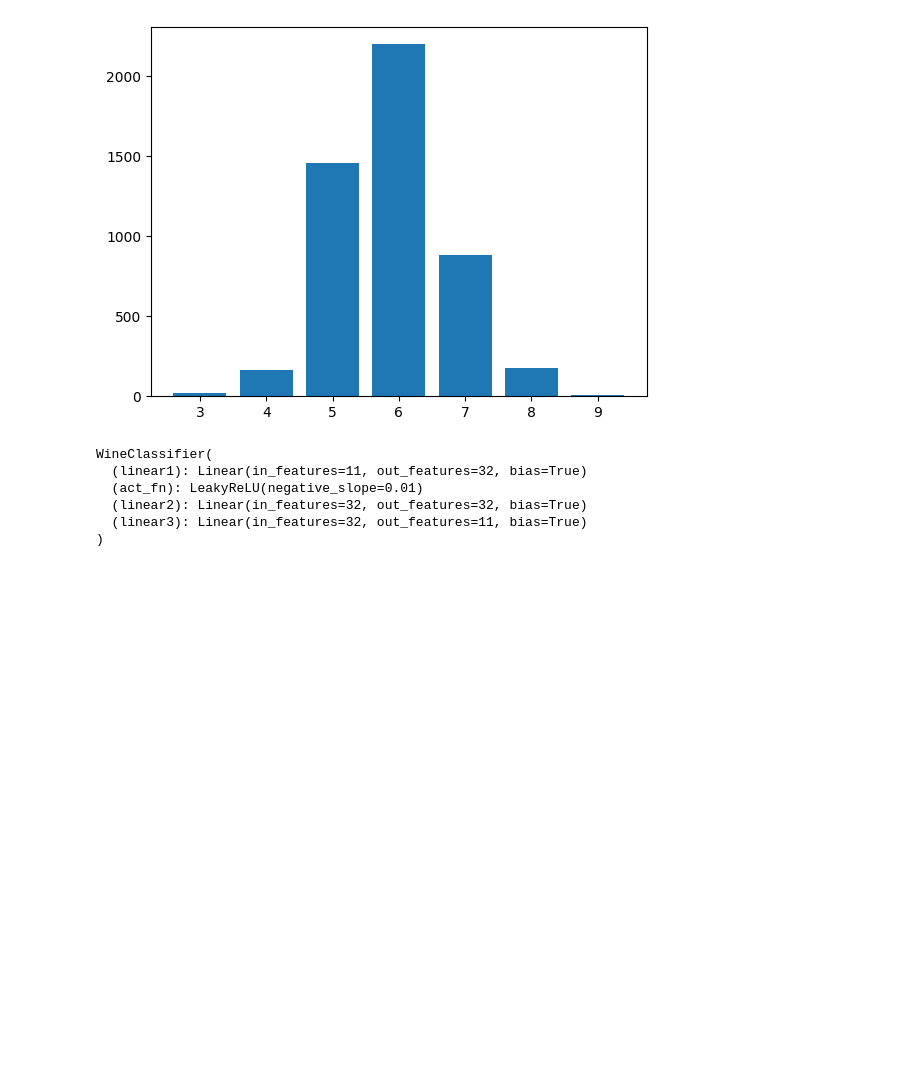
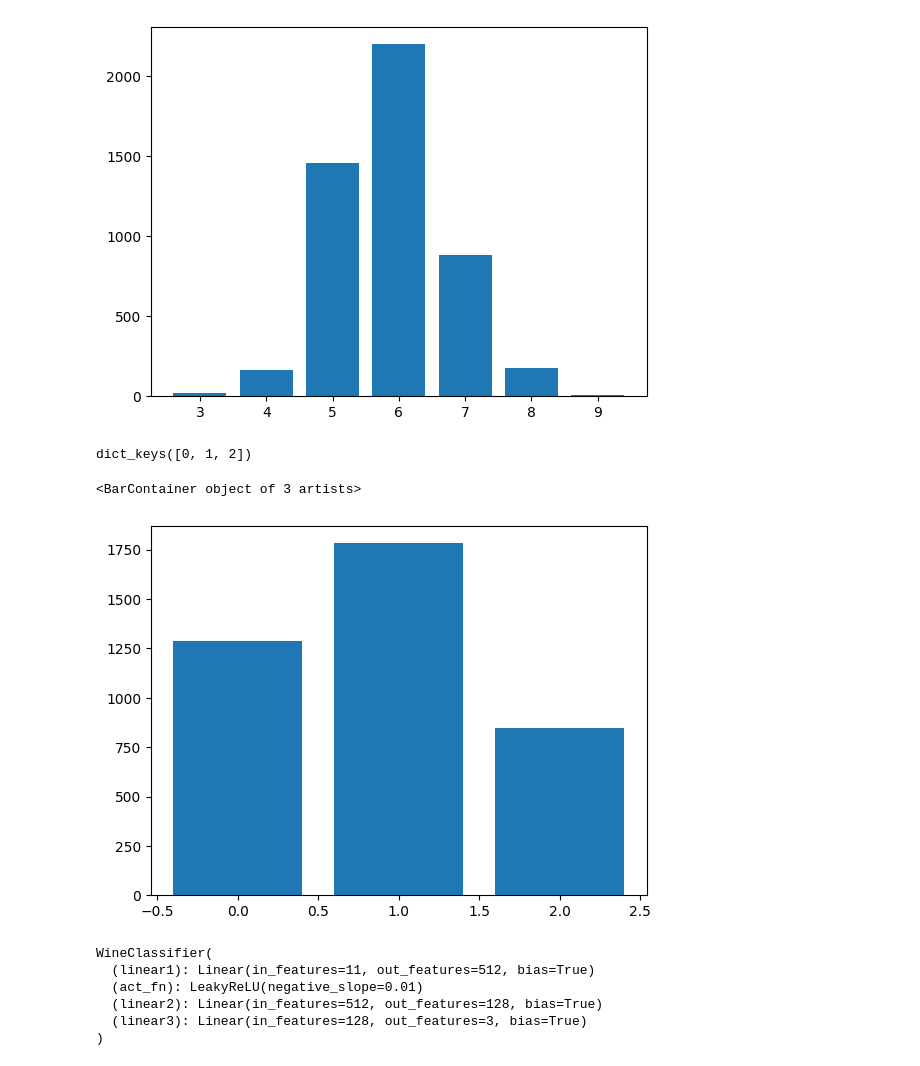
Before and after one commit to VisteK528/SztuczneSieciNeuronowe, a Jupyter notebook: LAB01/wine.ipynb, the cells around one changed output. Cells and saved outputs as stored; diff of their text form; code cells hidden in the pictures; blank space fills up the shorter version.

```diff
--- a/LAB01/wine.ipynb
+++ b/LAB01/wine.ipynb
@@ -43,3 +50,30 @@ train_dataset = data.TensorDataset(torch.from_numpy(train.values[:,:-1].astype(n
+# %%
+train_labels = train.values[:, -1].astype(np.int64)
+train_labels_mapped = []
+for label in train_labels:
+    if label < 6:
+        train_labels_mapped.append(0)
+    elif 5 <= label < 7:
+        train_labels_mapped.append(1)
+    else:
+        train_labels_mapped.append(2)
+
+
+train_labels = torch.tensor(train_labels_mapped)
+
+scaler = StandardScaler()
+train_data = train.values[:,:-1].astype(np.float32)
+train_data = scaler.fit_transform(train_data)
+#train_labels = nn.functional.one_hot(train_labels, 11)
+train_dataset = data.TensorDataset(torch.from_numpy(train_data), train_labels)
+# %%
+classes = Counter(train_labels_mapped)
+print(classes.keys())
+plt.bar(classes.keys(), classes.values())
+# %% [output]
+dict_keys([0, 1, 2])
+<BarContainer object of 3 artists>
+[figure, added]
 # %%
 class WineClassifier(nn.Module):
     def __init__(self, num_inputs, num_outputs):
@@ -63,12 +99,12 @@ train_data_loader = data.DataLoader(train_dataset, batch_size=64, shuffle=True)
 # %%
-model = WineClassifier(11, 11)
+model = WineClassifier(11, 3)
 model.to(device)
 # %% [output]
 WineClassifier(
-  (linear1): Linear(in_features=11, out_features=32, bias=True)
+  (linear1): Linear(in_features=11, out_features=512, bias=True)
   (act_fn): LeakyReLU(negative_slope=0.01)
-  (linear2): Linear(in_features=32, out_features=32, bias=True)
-  (linear3): Linear(in_features=32, out_features=11, bias=True)
+  (linear2): Linear(in_features=512, out_features=128, bias=True)
+  (linear3): Linear(in_features=128, out_features=3, bias=True)
 )
 # %%
 for name, param in model.named_parameters():
```
Also changed, not shown: parts of 12 cells of this notebook, 7 other files.
